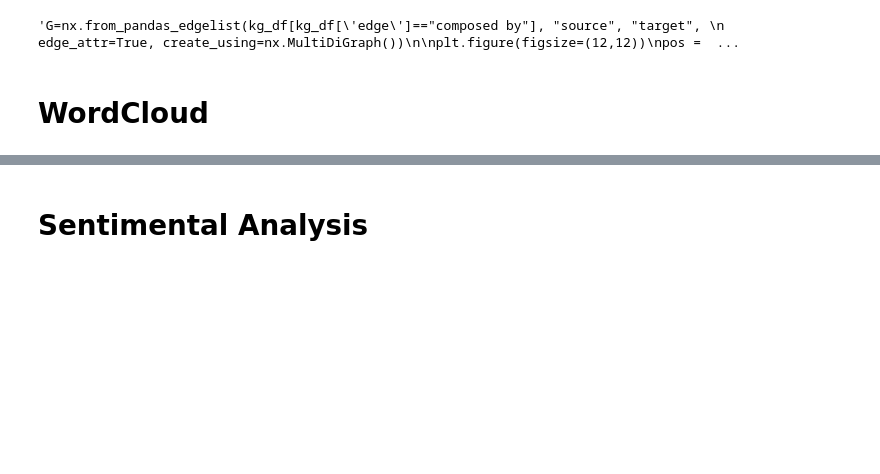
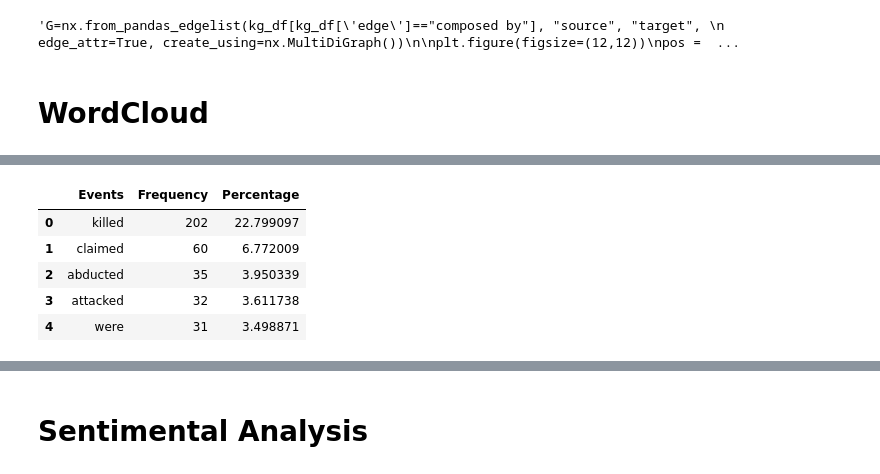
Before and after one commit to Utpal-Mishra/Omdena-Cameroon-Chapter-2022, a Jupyter notebook: OmdenaCameroonChapter2022.ipynb, the cells around one changed output, grey strips where cells are left out. Drawn from its saved outputs; the diff is of its cells as text; code cells hidden in the pictures; blank space fills up the shorter version.

```diff
--- a/OmdenaCameroonChapter2022.ipynb
+++ b/OmdenaCameroonChapter2022.ipynb
@@ -1286,6 +1286,16 @@ bag.head()
 | 2 | abducted | 35 |
 | 3 | attacked | 32 |
 | 4 | were | 31 |
+# %%
+bag = bag.assign(Percentage= bag.Frequency*100/bag.Frequency.sum())
+bag.head()
+# %% [output]
+|  | Events | Frequency | Percentage |
+| 0 | killed | 202 | 22.799097 |
+| 1 | claimed | 60 | 6.772009 |
+| 2 | abducted | 35 | 3.950339 |
+| 3 | attacked | 32 | 3.611738 |
+| 4 | were | 31 | 3.498871 |
 # %%
 fig = go.Figure()
 fig = px.bar(bag, x="Events", y="Frequency", text = "Frequency", color='Events')
```
Also changed, not shown: parts of 23 cells of this notebook.
